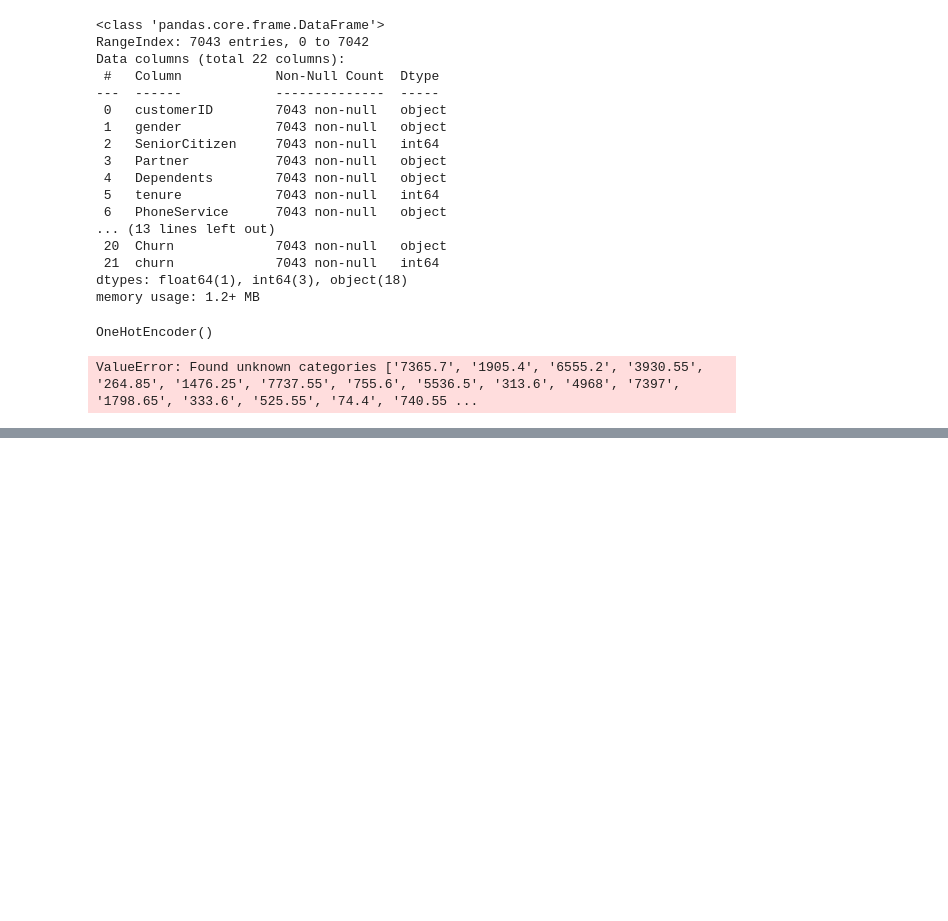
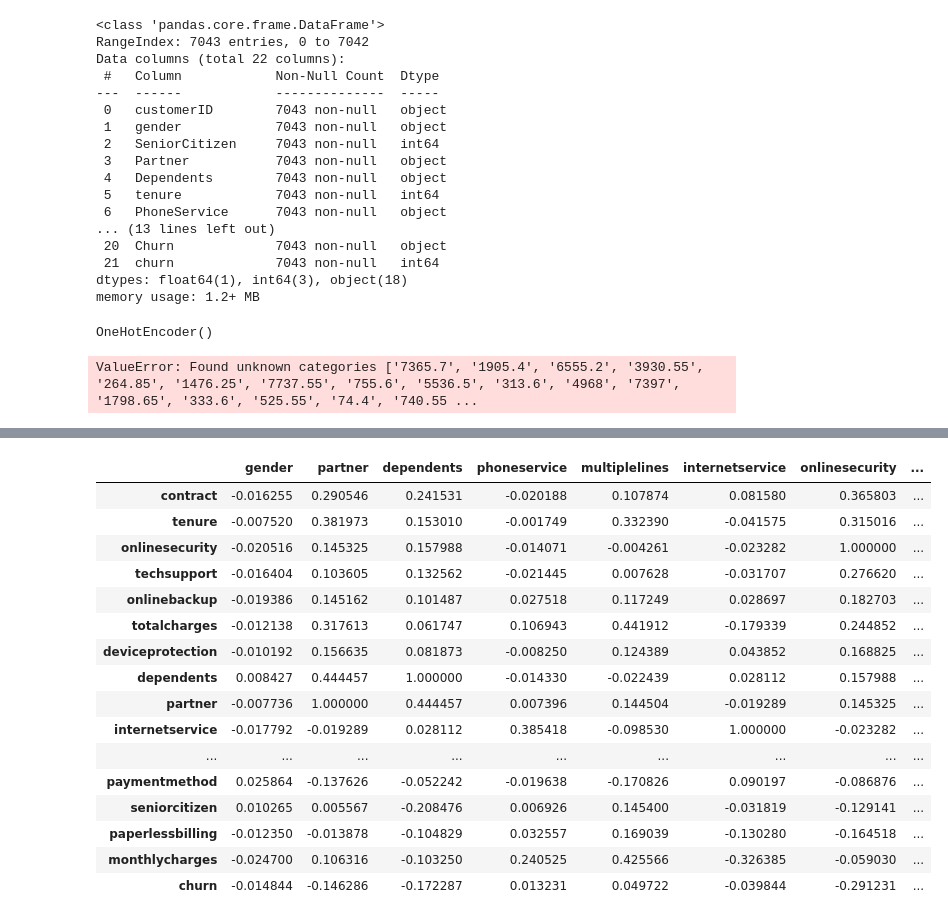
Before and after one commit to GriffinRiner/bsc-phase-three-project, a Jupyter notebook: notebooks/exploratory/Griffin/Project3.ipynb, the cells around one changed output, grey strips where cells are left out. Cells and saved outputs as stored; diff of their text form; code cells hidden in the pictures; blank space fills up the shorter version.

```diff
--- a/notebooks/exploratory/Griffin/Project3.ipynb
+++ b/notebooks/exploratory/Griffin/Project3.ipynb
@@ -100,0 +161,3 @@ ValueError: Found unknown categories ['7365.7', '1905.4', '6555.2', '3930.55', '
+# %%
+X_train_sc_df = pd.read_csv('../Warren/X_train_sc.csv')
+X_train_sc_df.head()
@@ -100,0 +171,3 @@ ValueError: Found unknown categories ['7365.7', '1905.4', '6555.2', '3930.55', '
+# %%
+y_train_enc_df = pd.read_csv('../Warren/y_train_enc.csv')
+y_train_enc_df.head()
@@ -100,0 +181,22 @@ ValueError: Found unknown categories ['7365.7', '1905.4', '6555.2', '3930.55', '
+# %%
+X_and_y_train_df = pd.concat([X_train_sc_df, y_train_enc_df], axis=1)
+# %%
+X_and_y_train_df.corr().sort_values('churn')
+# %% [output]
+|  | gender | partner | dependents | phoneservice | multiplelines | internetservice | onlinesecurity | ... |
+| contract | -0.016255 | 0.290546 | 0.241531 | -0.020188 | 0.107874 | 0.081580 | 0.365803 | ... |
+| tenure | -0.007520 | 0.381973 | 0.153010 | -0.001749 | 0.332390 | -0.041575 | 0.315016 | ... |
+| onlinesecurity | -0.020516 | 0.145325 | 0.157988 | -0.014071 | -0.004261 | -0.023282 | 1.000000 | ... |
+| techsupport | -0.016404 | 0.103605 | 0.132562 | -0.021445 | 0.007628 | -0.031707 | 0.276620 | ... |
+| onlinebackup | -0.019386 | 0.145162 | 0.101487 | 0.027518 | 0.117249 | 0.028697 | 0.182703 | ... |
+| totalcharges | -0.012138 | 0.317613 | 0.061747 | 0.106943 | 0.441912 | -0.179339 | 0.244852 | ... |
+| deviceprotection | -0.010192 | 0.156635 | 0.081873 | -0.008250 | 0.124389 | 0.043852 | 0.168825 | ... |
+| dependents | 0.008427 | 0.444457 | 1.000000 | -0.014330 | -0.022439 | 0.028112 | 0.157988 | ... |
+| partner | -0.007736 | 1.000000 | 0.444457 | 0.007396 | 0.144504 | -0.019289 | 0.145325 | ... |
+| internetservice | -0.017792 | -0.019289 | 0.028112 | 0.385418 | -0.098530 | 1.000000 | -0.023282 | ... |
+| ... | ... | ... | ... | ... | ... | ... | ... | ... |
+| paymentmethod | 0.025864 | -0.137626 | -0.052242 | -0.019638 | -0.170826 | 0.090197 | -0.086876 | ... |
+| seniorcitizen | 0.010265 | 0.005567 | -0.208476 | 0.006926 | 0.145400 | -0.031819 | -0.129141 | ... |
+| paperlessbilling | -0.012350 | -0.013878 | -0.104829 | 0.032557 | 0.169039 | -0.130280 | -0.164518 | ... |
+| monthlycharges | -0.024700 | 0.106316 | -0.103250 | 0.240525 | 0.425566 | -0.326385 | -0.059030 | ... |
+| churn | -0.014844 | -0.146286 | -0.172287 | 0.013231 | 0.049722 | -0.039844 | -0.291231 | ... |
```
Also changed, not shown: parts of 8 cells of this notebook, 6 other files.
